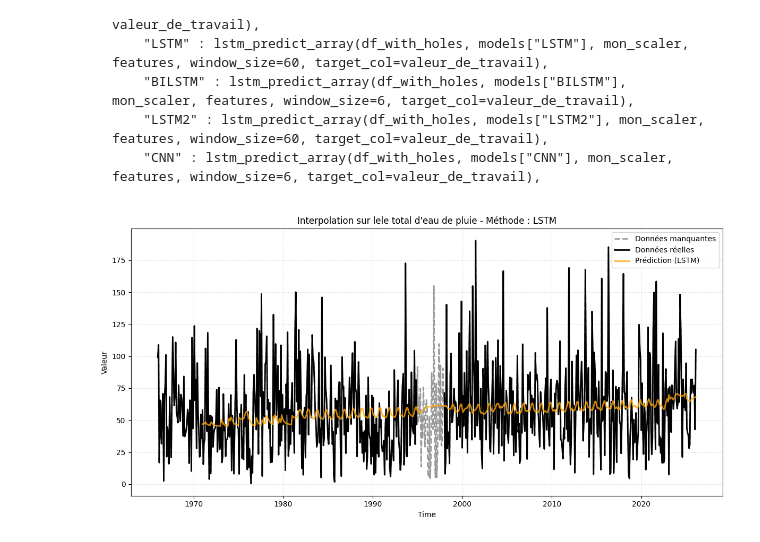
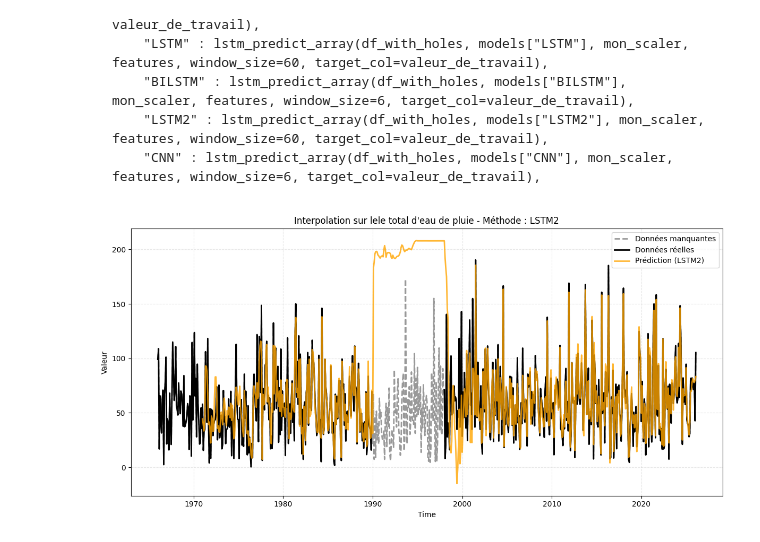
Before and after one commit to TronnoxUwU/STAGE-Junon, a Jupyter notebook: notebooks/2 - transform/completion_donnes.ipynb, the cells around one changed output. Saved outputs shown, nothing was run; the diff lists cells and outputs as text; code cells hidden in the pictures.

```diff
--- a/notebooks/2 - transform/completion_donnes.ipynb
+++ b/notebooks/2 - transform/completion_donnes.ipynb
@@ -380,23 +422,23 @@ def plot_dataset_predictions(df, y_full, y_missing, y_pred_dict, ds_name, method
 # %%
 file = "../../data/fusion/data_03276X0009_P.csv"
 remove_pct = 0.0
 rng = np.random.default_rng(42)
 
 models = {
     "LSTM" : load_model("../../models/LSTM.keras", custom_objects={'masked_mse': masked_mse}),
     "LSTM2" : load_model("../../models/LSTM2.keras", custom_objects={'masked_mse': masked_mse}),
     "CNN" : load_model("../../models/CNN.keras", custom_objects={'masked_mse': masked_mse}),
     "BILSTM" : load_model("../../models/BILSTM.keras", custom_objects={'masked_mse': masked_mse})
 }
 
 valeur_de_travail = "PRELIQ_Q"
 
-prepared = prepare_dataset(file, valeur_de_travail, remove_pct, rng, 1995, 1997)
+prepared = generate_missing_data(charger_fichier(file), file, valeur_de_travail, remove_pct, rng, 1990, 1997)
 if prepared:
-    df, y_full, y_missing, ds_name = prepared
-    y_pred_dict = compute_interpolations(df, y_missing, valeur_de_travail, models, joblib.load("../../scaler/scaler.save"))
+    df, y_full, ds_name = prepared
+    y_pred_dict = compute_interpolations(df, valeur_de_travail, models, joblib.load("../../scaler/scaler.save"))
 
     # Affichage pour la méthode "Linear"
-    plot_dataset_predictions(df, y_full, y_missing, y_pred_dict, valeur_de_travail, method_name="LSTM2")
+    plot_dataset_predictions(df, y_full, df[valeur_de_travail], y_pred_dict, valeur_de_travail, method_name="LSTM2")
 # %% [output]
-[figure, old version]
+[figure, new version]
```
Also changed, not shown: parts of 1 cell of this notebook, 10 other files.
